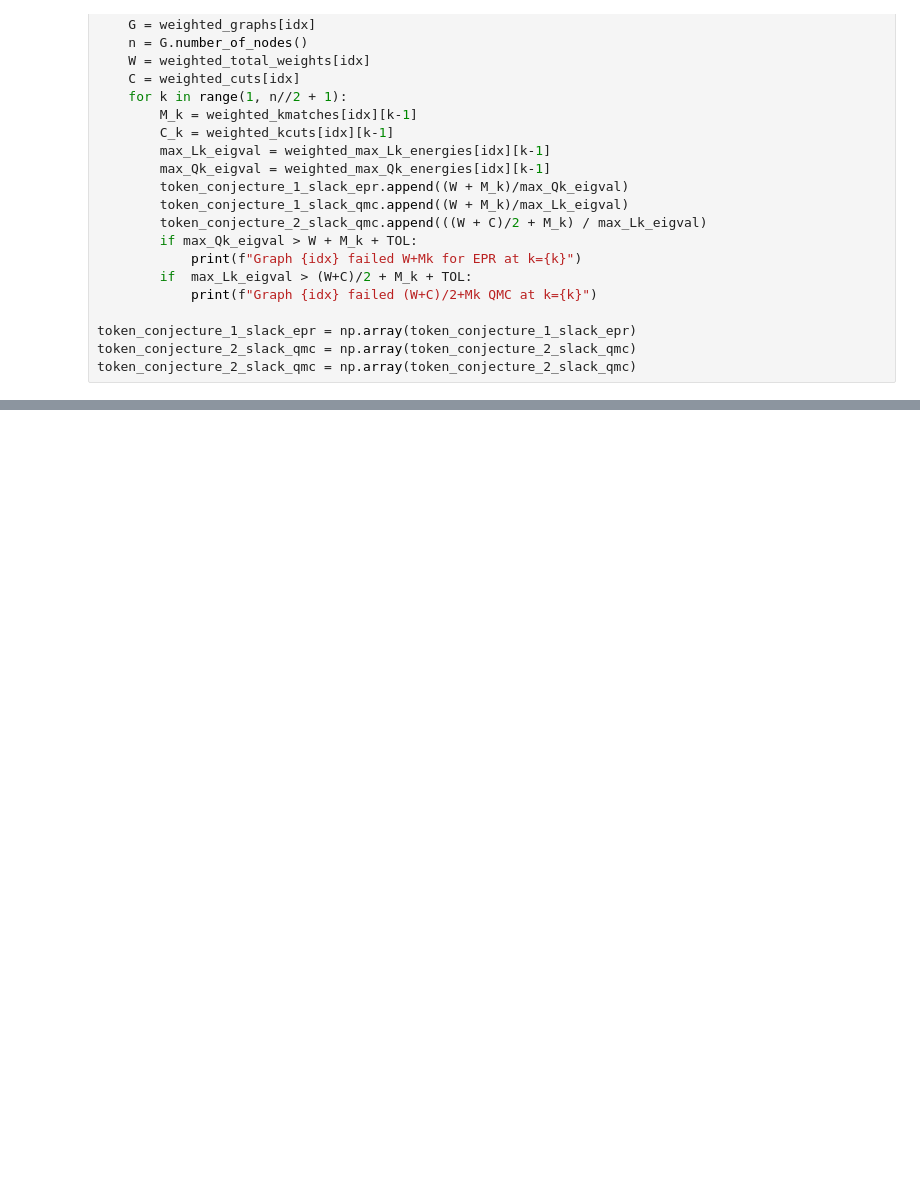
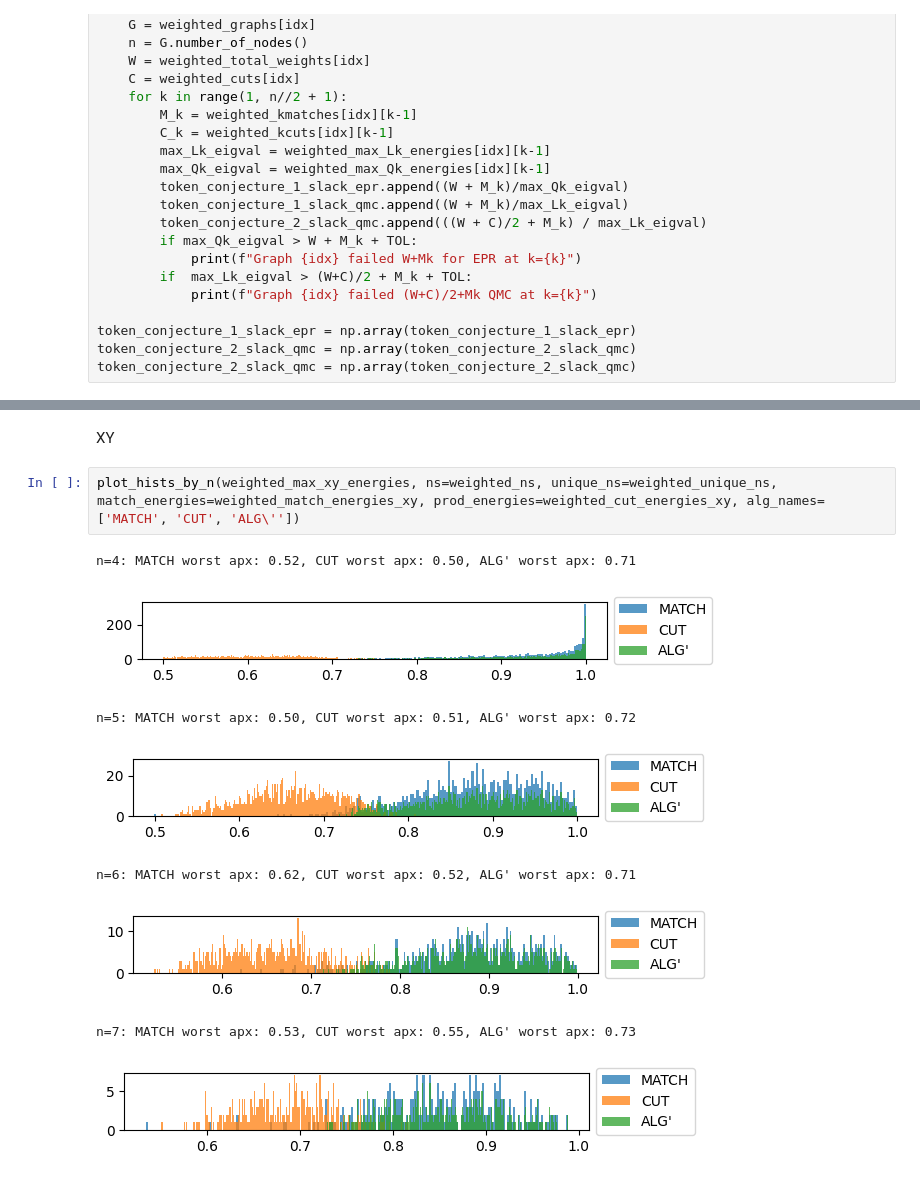
Before and after one commit to jamessud/qmc_upper_bounds, a Jupyter notebook: conjectures.ipynb, the cells around one changed output, grey strips where cells are left out. Drawn from its saved outputs; the diff is of its cells as text; blank space fills up the shorter version.

```diff
--- a/conjectures.ipynb
+++ b/conjectures.ipynb
@@ -917,0 +951,13 @@ token_conjecture_2_slack_qmc = np.array(token_conjecture_2_slack_qmc)
+# %% [markdown]
+XY
+# %%
+plot_hists_by_n(weighted_max_xy_energies, ns=weighted_ns, unique_ns=weighted_unique_ns, match_energies=weighted_match_energies_xy, prod_energies=weighted_cut_energies_xy, alg_names=['MATCH', 'CUT', 'ALG\''])
+# %% [output]
+n=4: MATCH worst apx: 0.52, CUT worst apx: 0.50, ALG' worst apx: 0.71
+[figure, added]
+n=5: MATCH worst apx: 0.50, CUT worst apx: 0.51, ALG' worst apx: 0.72
+[figure, added]
+n=6: MATCH worst apx: 0.62, CUT worst apx: 0.52, ALG' worst apx: 0.71
+[figure, added]
+n=7: MATCH worst apx: 0.53, CUT worst apx: 0.55, ALG' worst apx: 0.73
+[figure, added]
```
Also changed, not shown: parts of 13 cells of this notebook.
